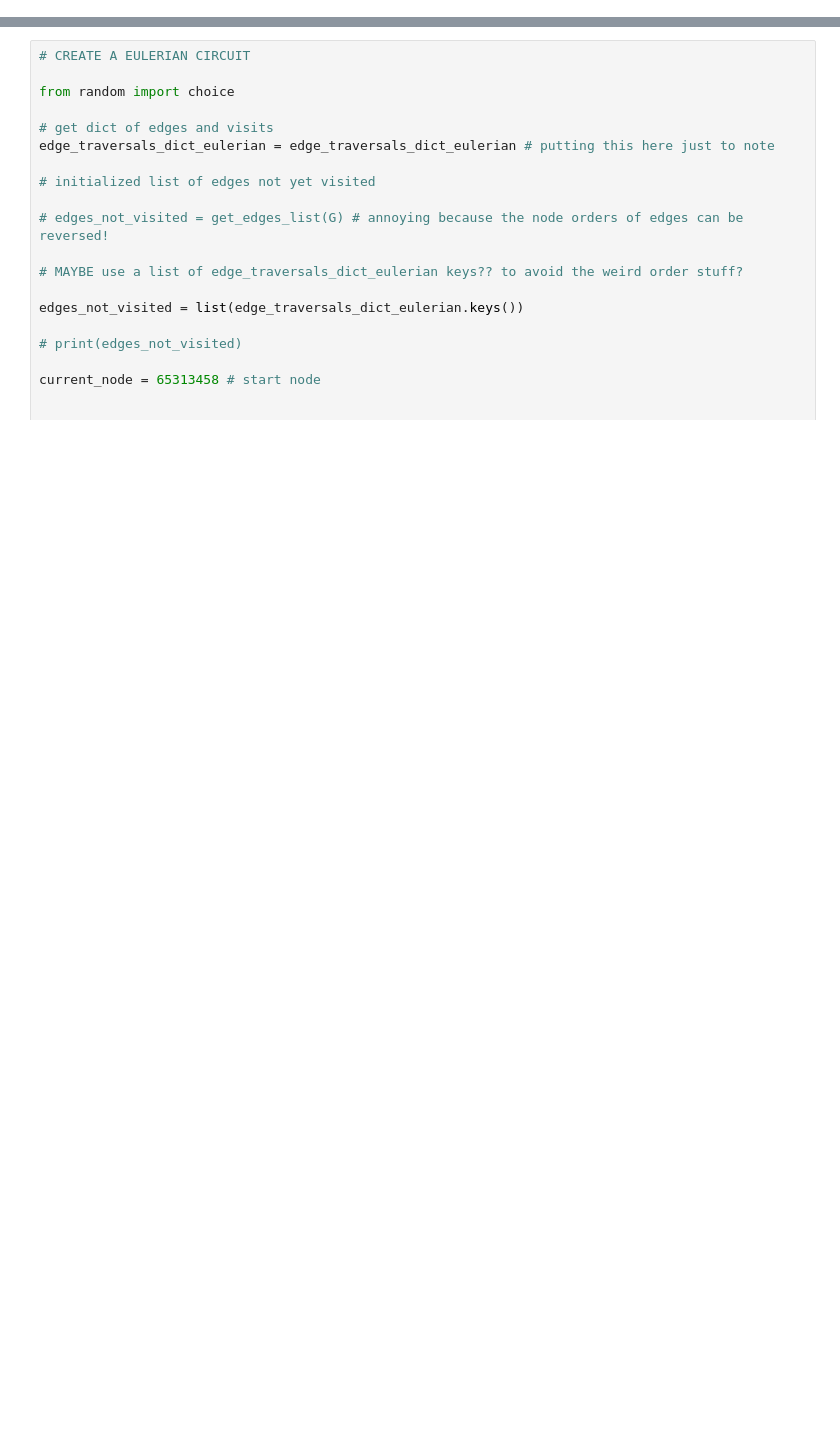
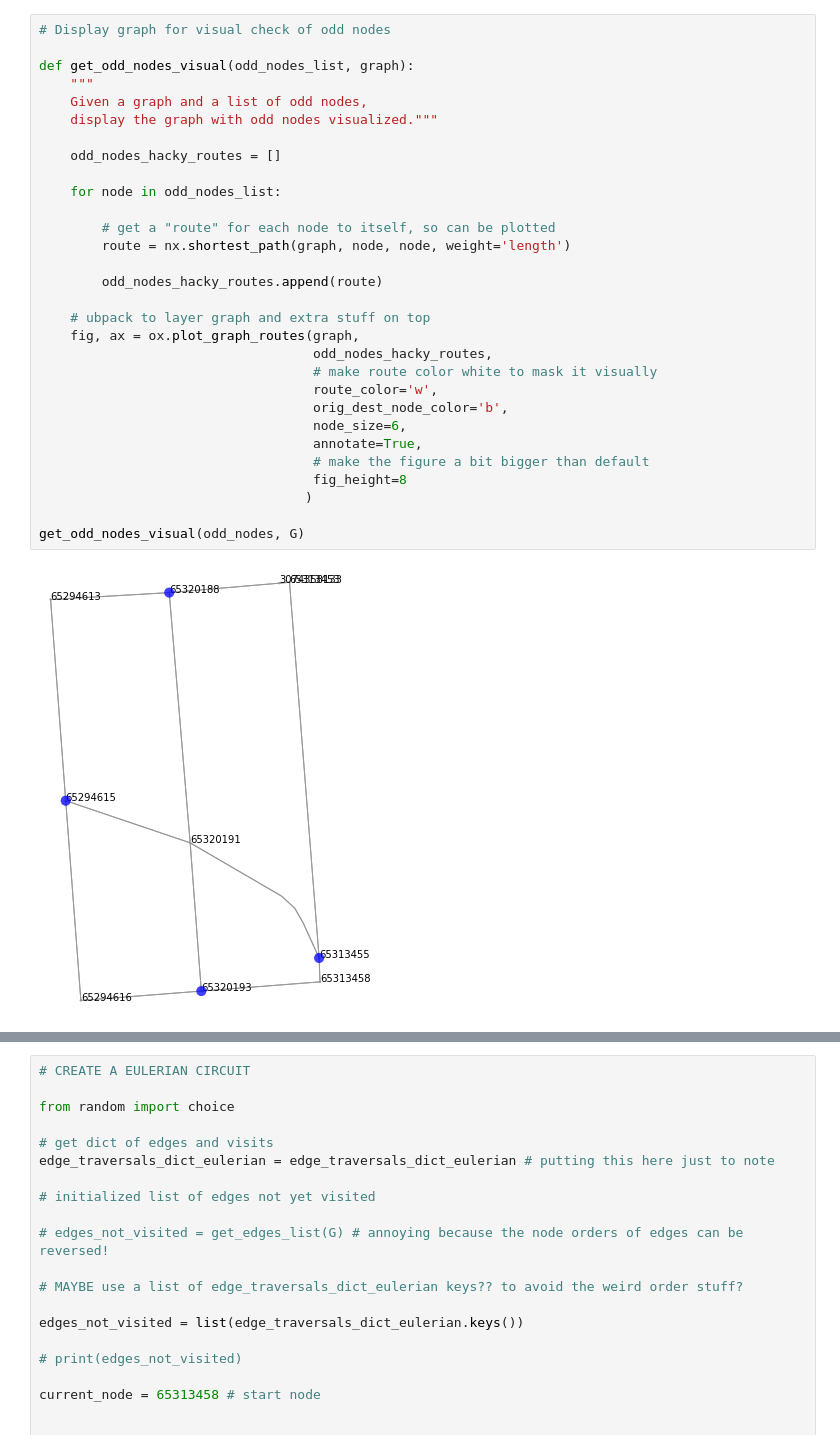
Before and after one commit to paigemoody/postman-paths, a Jupyter notebook: graph_constructor_notebook.ipynb, the cells around one changed output, grey strips where cells are left out. Saved outputs shown, nothing was run; the diff lists cells and outputs as text; blank space fills up the shorter version.

```diff
--- a/graph_constructor_notebook.ipynb
+++ b/graph_constructor_notebook.ipynb
@@ -220 +160,33 @@ alpha_list = ['A','B','C','D']
+# %%
+# Display graph for visual check of odd nodes
+
+def get_odd_nodes_visual(odd_nodes_list, graph):
+    """
+    Given a graph and a list of odd nodes,
+    display the graph with odd nodes visualized."""
+
+    odd_nodes_hacky_routes = []
+
+    for node in odd_nodes_list:
+
+        # get a "route" for each node to itself, so can be plotted
+        route = nx.shortest_path(graph, node, node, weight='length')
+
+        odd_nodes_hacky_routes.append(route)
+
+    # ubpack to layer graph and extra stuff on top
+    fig, ax = ox.plot_graph_routes(graph,
+                                   odd_nodes_hacky_routes,
+                                   # make route color white to mask it visually
+                                   route_color='w',
+                                   orig_dest_node_color='b',
+                                   node_size=6,
+                                   annotate=True,
+                                   # make the figure a bit bigger than default
+                                   fig_height=8
+                                  )
+
+get_odd_nodes_visual(odd_nodes, G)
+# %% [output]
+[figure, added]
 # %%
```
Also changed, not shown: parts of 22 cells of this notebook, 1 other file.
